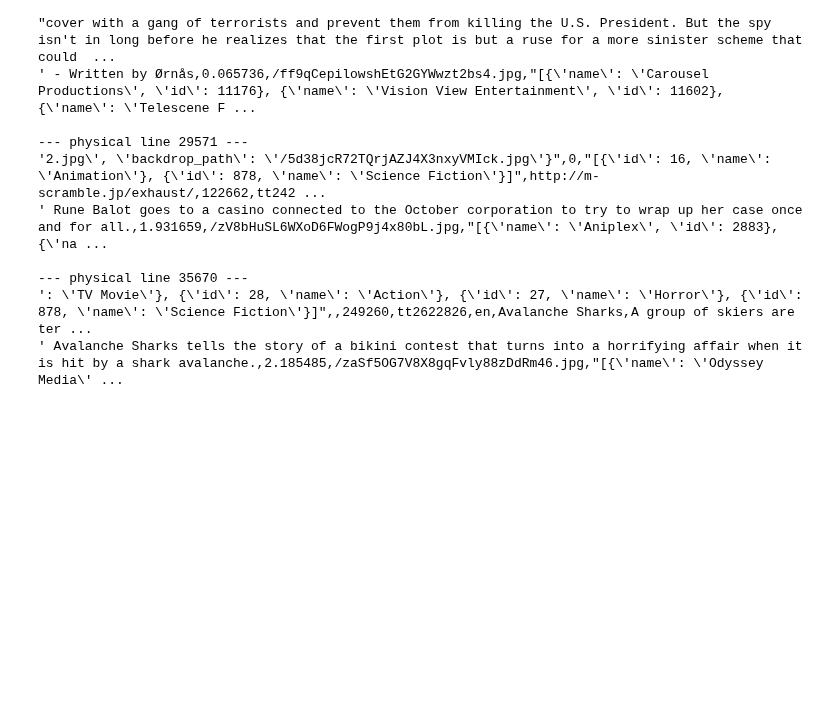
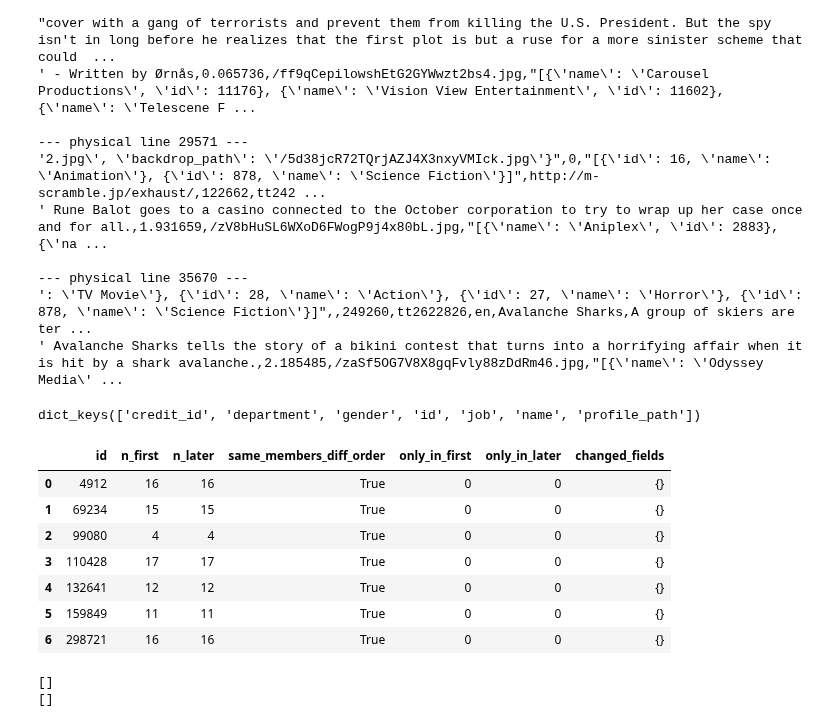
Before and after one commit to anushka-rodrigo/Movie-Intelligence, a Jupyter notebook: src/notebooks/stage1_data_investigation.ipynb, the cells around one changed output. Saved outputs shown, nothing was run; the diff lists cells and outputs as text; code cells hidden in the pictures; blank space fills up the shorter version.

Commit message:
cleaning decision checks for c05 and c19

```diff
--- a/src/notebooks/stage1_data_investigation.ipynb
+++ b/src/notebooks/stage1_data_investigation.ipynb
@@ -858,3 +858,57 @@ for imdb in stub_imdb:
 --- physical line 35670 ---
 ': \'TV Movie\'}, {\'id\': 28, \'name\': \'Action\'}, {\'id\': 27, \'name\': \'Horror\'}, {\'id\': 878, \'name\': \'Science Fiction\'}]",,249260,tt2622826,en,Avalanche Sharks,A group of skiers are ter ...
 ' Avalanche Sharks tells the story of a bikini contest that turns into a horrifying affair when it is hit by a shark avalanche.,2.185485,/zaSf5OG7V8X8gqFvly88zDdRm46.jpg,"[{\'name\': \'Odyssey Media\' ...
+# %%
+# cleaning decision: c05 check
+import ast
+from collections import Counter
+
+conf_ids = [4912, 69234, 99080, 110428, 132641, 159849, 298721]
+
+# check the keys first
+print(ast.literal_eval(credits.loc[credits["id"] == 4912, "crew"].iloc[0])[0].keys())
+
+rows = []
+for cid in conf_ids:
+    copies = credits[credits["id"] == cid].drop_duplicates()   # the distinct copies, in file order
+    assert len(copies) == 2, (cid, len(copies))
+    a, b = [ast.literal_eval(x) for x in copies["crew"]]       # a = first copy, b = later copy
+
+    same_members = sorted(map(repr, a)) == sorted(map(repr, b))  # same people, maybe different order
+    ids_a = {d["credit_id"] for d in a}
+    ids_b = {d["credit_id"] for d in b}
+    da = {d["credit_id"]: d for d in a}
+    db = {d["credit_id"]: d for d in b}
+
+    changed = Counter()
+    for k in ids_a & ids_b:
+        for f in da[k]:
+            if da[k].get(f) != db[k].get(f):
+                changed[f] += 1
+
+    rows.append(dict(id=cid, n_first=len(a), n_later=len(b),
+                     same_members_diff_order=same_members,
+                     only_in_first=len(ids_a - ids_b),
+                     only_in_later=len(ids_b - ids_a),
+                     changed_fields=dict(changed)))
+
+pd.DataFrame(rows)
+# %% [output]
+dict_keys(['credit_id', 'department', 'gender', 'id', 'job', 'name', 'profile_path'])
+|  | id | n_first | n_later | same_members_diff_order | only_in_first | only_in_later | changed_fields |
+| 0 | 4912 | 16 | 16 | True | 0 | 0 | {} |
+| 1 | 69234 | 15 | 15 | True | 0 | 0 | {} |
+| 2 | 99080 | 4 | 4 | True | 0 | 0 | {} |
+| 3 | 110428 | 17 | 17 | True | 0 | 0 | {} |
+| 4 | 132641 | 12 | 12 | True | 0 | 0 | {} |
+| 5 | 159849 | 11 | 11 | True | 0 | 0 | {} |
+| 6 | 298721 | 16 | 16 | True | 0 | 0 | {} |
+# %%
+# diff for one id
+c = credits[credits["id"] == 4912].drop_duplicates()
+a, b = [ast.literal_eval(x) for x in c["crew"]]
+print([d for d in a if d not in b])
+print([d for d in b if d not in a])
+# %% [output]
+[]
+[]
```
Also changed, not shown: parts of 2 cells of this notebook.
